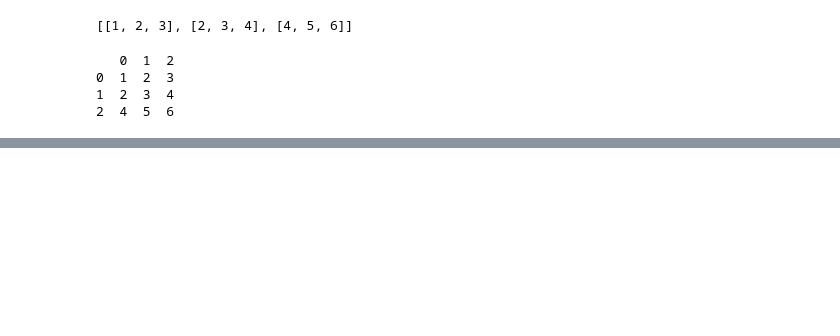
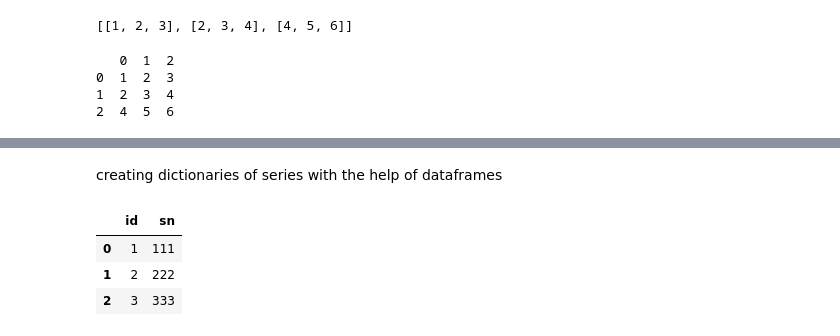
Before and after one commit to sukanyaganik14-collab/practice, a Jupyter notebook: pandas.ipynb, the cells around one changed output, grey strips where cells are left out. Cells and saved outputs as stored; diff of their text form; code cells hidden in the pictures; blank space fills up the shorter version.

```diff
--- a/pandas.ipynb
+++ b/pandas.ipynb
@@ -306,0 +335,11 @@ dict1
+# %% [markdown]
+creating dictionaries of series with the help of dataframes
+# %%
+dict_sr = {'id': pd.Series([1,2,3]), 'sn':pd.Series([111,222,333])}
+df6 = pd.DataFrame(dict_sr)
+df6
+# %% [output]
+|  | id | sn |
+| 0 | 1 | 111 |
+| 1 | 2 | 222 |
+| 2 | 3 | 333 |
```
Also changed, not shown: parts of 9 cells of this notebook.
